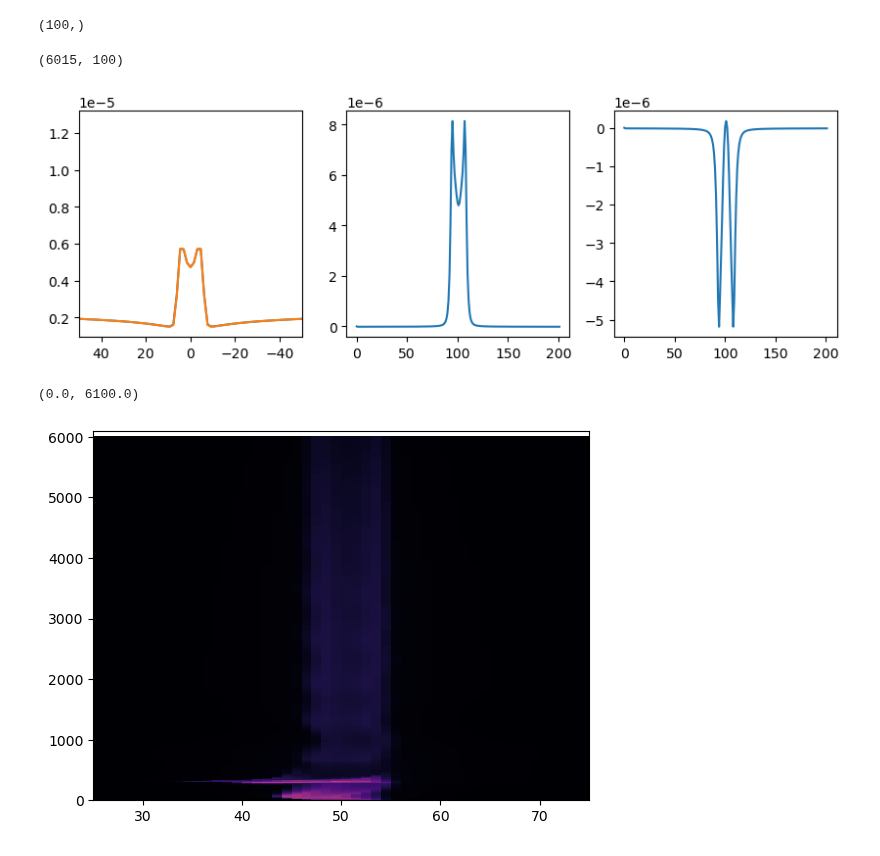
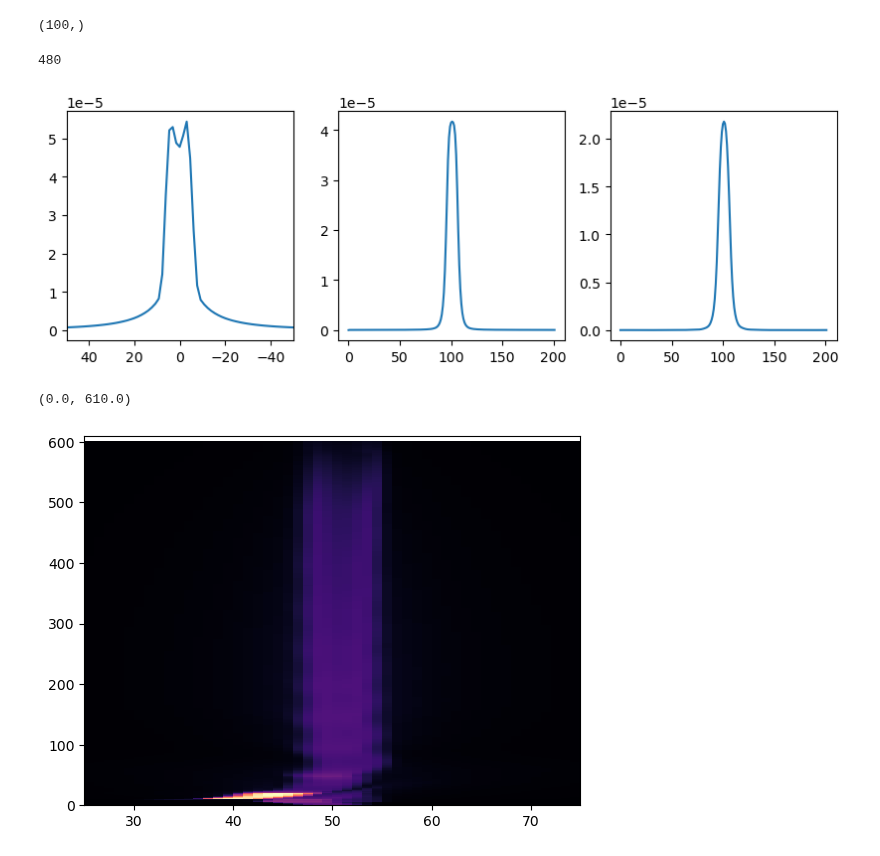
Before and after one commit to coletamburri2112/Flare_Patrol_Analysis, a Jupyter notebook: NOTEBOOKS/RADYN_evolve_testing.ipynb, the cells around one changed output. Cells and saved outputs as stored; diff of their text form; code cells hidden in the pictures.

```diff
--- a/NOTEBOOKS/RADYN_evolve_testing.ipynb
+++ b/NOTEBOOKS/RADYN_evolve_testing.ipynb
@@ -97,7 +97,8 @@ ntw=45 # DKIST NTW
 #filename_updatedradyn = '/Users/coletamburri/Desktop/15_8_5e10_120_600.sav'
 #filename_updatedradyn = '/Users/coletamburri/Desktop/11Aug2024_Cclass.sav'
 #filename_updatedradyn = '/Users/coletamburri/Desktop/15_8_1e11_longdur_out.sav'
-filename_updatedradyn = '/Users/coletamburri/Desktop/longdur_15_8_1e10.sav'
+#filename_updatedradyn = '/Users/coletamburri/Desktop/longdur_15_8_1e10.sav'
+filename_updatedradyn = '/Users/coletamburri/Desktop/run_15_8_5e10_20_600.sav'
 readradyn = readsav(filename_updatedradyn)
 
 
@@ -107,10 +108,10 @@ qnorm_new= readradyn['qnorm']
 outintt_new = readradyn['outintt']
 #nmu_new = readradyn['nmu']
 nmu_new = 5
-#ne1t = readradyn['ne1t']
+ne1t = readradyn['ne1t']
 tg1t = readradyn['tg1t']
 z1t = readradyn['z1t']
-#timet = readradyn['timet']
+timet = readradyn['timet']
 # %%
 timet
 # %% [output]
@@ -124,28 +141,27 @@ np.shape(q_new[16,0:nq_new[16]-1])
 # %% [output]
 (100,)
 # %%
-np.shape(caii_h)
+8*60
 # %% [output]
-(6015, 100)
+480
 # %%
 freq = q_new[16,0:nq_new[16]-1]*qnorm_new
 # %%
-t = 1
+t = 400
 fig,ax=plt.subplots(1,3,figsize=(10,3))
-ax.flatten()[0].plot(freq,caii_h[t,:])
-ax.flatten()[0].plot(freq,caii_h[0,:])
+ax.flatten()[0].plot(freq,(caii_h[t,:]-caii_h[0,:]))
 ax.flatten()[1].plot(hbeta[t,:]-hbeta[0,:])
 ax.flatten()[2].plot(hgamma[t,:]-hgamma[0,:])
 
 ax.flatten()[0].set_xlim([-50,50])
 ax.flatten()[0].invert_xaxis()
 # %% [output]
-[figure, old version]
+[figure, new version]
 # %%
 plt.pcolormesh(caii_h[:]-caii_h[0,:],cmap='magma')
 plt.xlim([25,75])
-plt.ylim([0,6100])
+plt.ylim([0,610])
 # %% [output]
-(0.0, 6100.0)
+(0.0, 610.0)
-[figure, old version]
+[figure, new version]
 # %%
```
Also changed, not shown: parts of 4 cells of this notebook.
